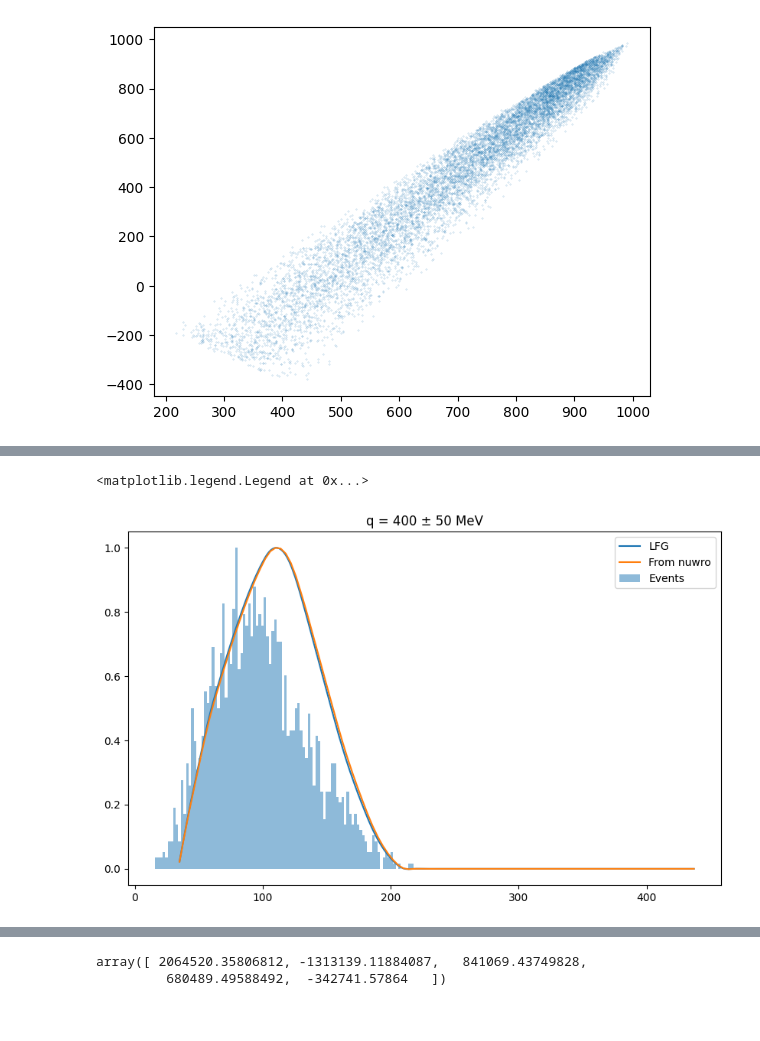
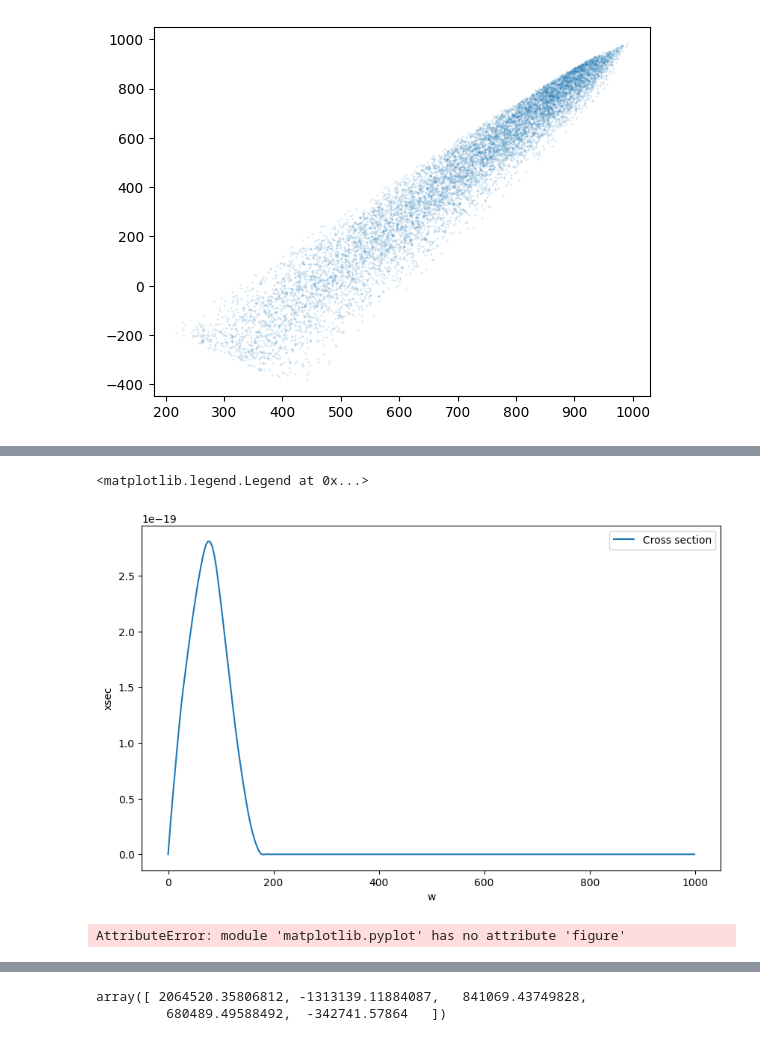
Before and after one commit to grufkork/neutrino_bsc_26, a Jupyter notebook: root-demo.ipynb, the cells around one changed output, grey strips where cells are left out. Drawn from its saved outputs; the diff is of its cells as text; code cells hidden in the pictures.

```diff
--- a/root-demo.ipynb
+++ b/root-demo.ipynb
@@ -105,3 +110,22 @@ test_y = np.array(test_y)
+# %%
+plt.figure(figsize=(10, 6))
+test_x = []
+test_y = []
+with open("test2.txt", "r") as f:
+    for line in f:
+        w, xsec = map(float, line.split())
+        test_x.append(w)
+        test_y.append(xsec)
+test_x = np.array(test_x)
+test_y = np.nan_to_num(test_y)
+plt.plot(test_x, test_y, label="Cross section")
+plt.xlabel("w")
+plt.ylabel("xsec")
+plt.legend()
+# plt.ylim(-0.1e-19,0.1e-19)
+# %% [output]
+<matplotlib.legend.Legend at 0x...>
+[figure, added]
 # %%
 target_q = 400
 q_delta = 50
@@ -110,7 +134,8 @@ eps = 600
 #muon mass
 m_l = 105.66
 
-omega = test_x
+# omega = test_x
+omega = np.linspace(0, 600, 200)
 eps_prim = eps - omega
 k = eps
 k_prim = np.sqrt(eps_prim**2 - m_l**2)
@@ -147,16 +172,17 @@ nrf_vals = np.array([
 
 cross_section = np.nan_to_num(k_prim / eps * np.sum(nrf_vals * coeffs, axis=0))
 
-plt.figure(figsize=(10,6))
+plt.figure(figsize=(10,6), dpi=300)
 
 
-plt.plot(omega + 34, cross_section / (np.max(cross_section)), label="LFG")
-plt.plot(test_x + 34, test_y / np.max(test_y), label="From nuwro")
+plt.plot(omega + 34, cross_section / (np.max(cross_section)), label="In python")
+plt.plot(test_x + 34, test_y / np.max(test_y), label="From nuwro", linestyle="dashed")
 # for cidx in range(5):
 #     plt.plot(lfg_data[lfg_idx, cidx, 0], lfg_data[lfg_idx, cidx, 1] / np.max(np.abs(lfg_data[lfg_idx, cidx, 1])) * 0.5, label=f"NRF {cidx}")
 plt.bar(bins[:-1], normcounts, width=np.diff(bins), alpha=0.5, label="Events")
 plt.title(f"q = {target_q} ± {q_delta} MeV")
 plt.legend()
+plt.xlim(0, 300)
+# plt.ylim(-0.01, 0.01)
 # %% [output]
-<matplotlib.legend.Legend at 0x...>
+AttributeError: module 'matplotlib.pyplot' has no attribute 'figure'
-[figure, removed]
```
Also changed, not shown: parts of 7 cells of this notebook.
